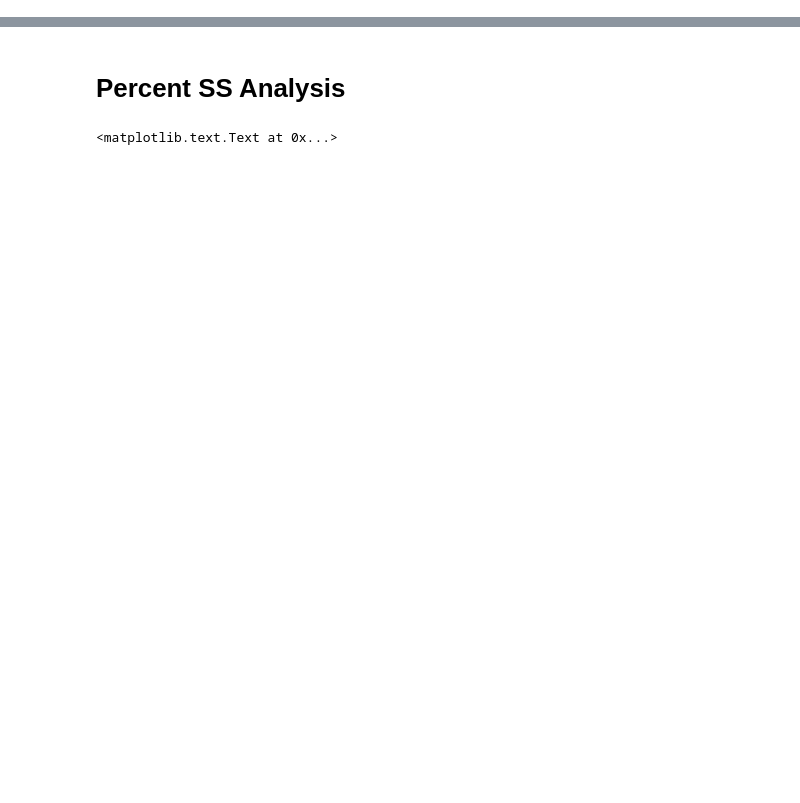
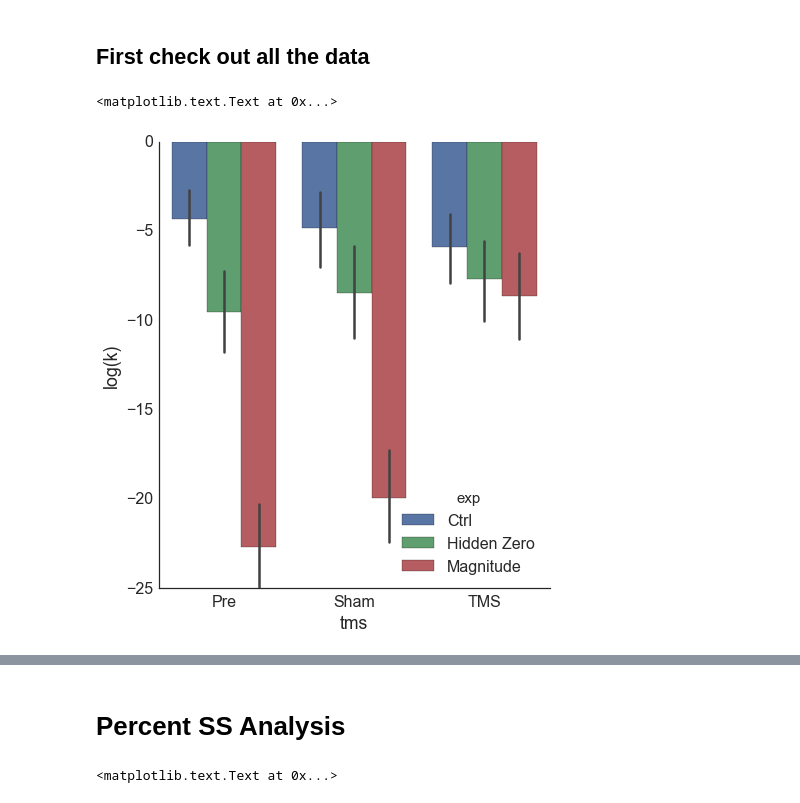
Before and after one commit to iancballard/tms_discounting, a Jupyter notebook: analyze_data.ipynb, the cells around one changed output, grey strips where cells are left out. Cells and saved outputs as stored; diff of their text form; code cells hidden in the pictures; blank space fills up the shorter version.

```diff
--- a/analyze_data.ipynb
+++ b/analyze_data.ipynb
@@ -236,0 +166,39 @@ sns.barplot(x = 'tms', y = 'logk',hue = 'exp' , data = test)
+# %%
+#load data
+results_df = pd.read_csv(op.abspath('./k_fits_new.csv'))
+results_df['logk'] = np.log(results_df['k'])
+results_df['sub_id'] = [str(x) + y for x,y in zip(results_df['sub'],results_df['hemi'])]
+# results_df = results_df.set_index(['sub','exp','tms','hemi'])
+# %%
+for row in set(all_data.index):
+    sub, exp, tms, hemi = row
+
+    best_k = results_df.loc[(int(sub),exp,tms,hemi),'k']
+    min_k = min(all_data.loc[row,'k_eq'])
+    max_k = max(all_data.loc[row,'k_eq'])
+
+    if best_k < min_k:
+        results_df.loc[(int(sub),exp,tms,hemi),'k'] = min_k
+    if best_k > max_k:
+        results_df.loc[(int(sub),exp,tms,hemi),'k'] = max_k
+results_df = results_df.reset_index()
+results_df['logk'] = np.log(results_df['k'])
+# %% [markdown]
+## First check out all the data
+# %%
+def remove_intercept_variance(x, group_mean):
+    return x - x.mean() + group_mean
+# %%
+results_df['logk_within'] = results_df.groupby('sub_id').logk.transform(remove_intercept_variance,
+                                                                  results_df.logk.mean())
+# %%
+sns.barplot(x = 'tms',
+            y = 'logk_within',
+            hue = 'exp',
+            order = ['Pre','Sham','TMS'],
+            data = results_df)
+sns.despine()
+plt.ylabel('log(k)')
+# %% [output]
+<matplotlib.text.Text at 0x...>
+[figure, added]
```
Also changed, not shown: parts of 63 cells of this notebook.
